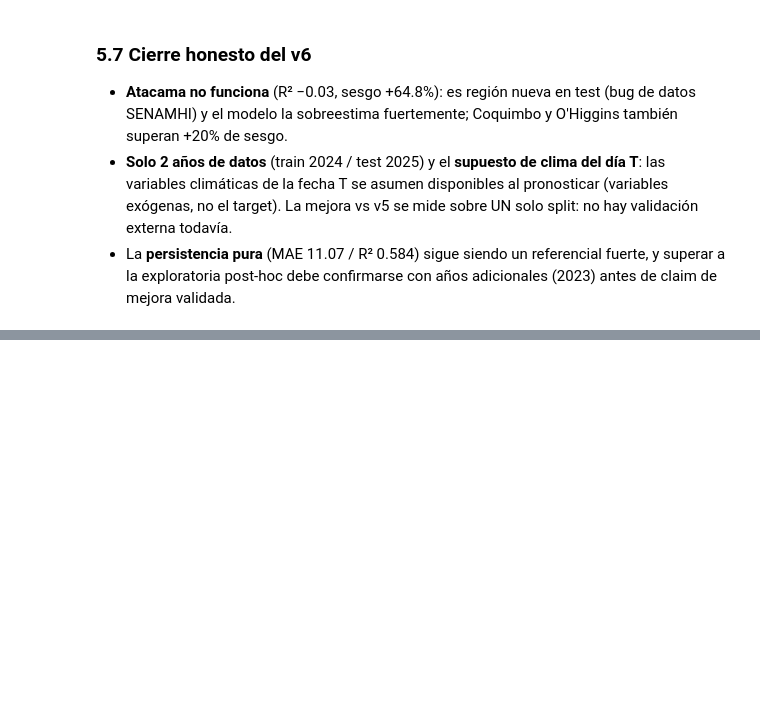
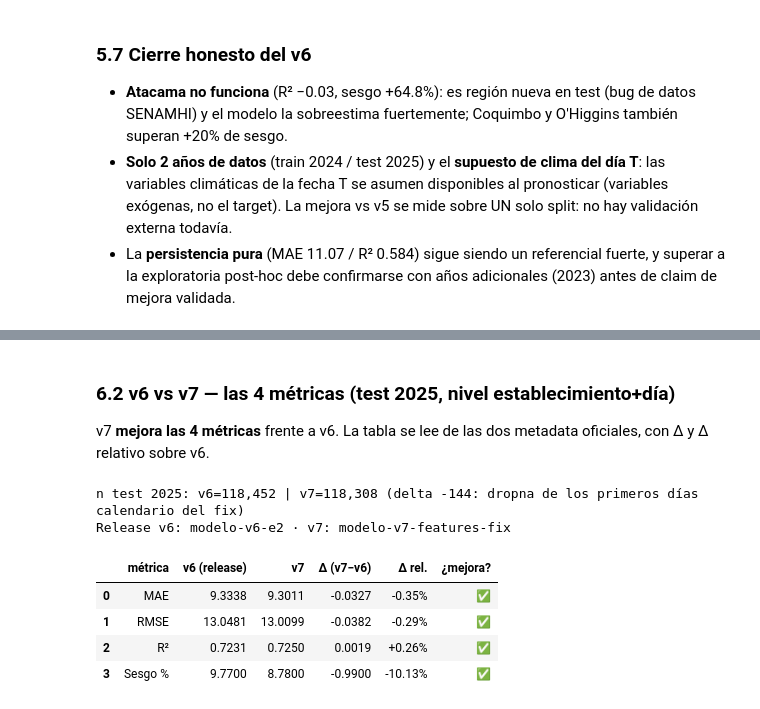
Before and after one commit to bupsidu/Healthcare_Analytics_Project, a Jupyter notebook: Modelo/notebooks/03_demo_prediccion_96h.ipynb, the cells around one changed output, grey strips where cells are left out. Saved outputs shown, nothing was run; the diff lists cells and outputs as text; code cells hidden in the pictures; blank space fills up the shorter version.

```diff
--- a/Modelo/notebooks/03_demo_prediccion_96h.ipynb
+++ b/Modelo/notebooks/03_demo_prediccion_96h.ipynb
@@ -932,0 +964,48 @@ Las 27 features completas que consumió el modelo:
+# %% [markdown]
+### 6.2 v6 vs v7 — las 4 métricas (test 2025, nivel establecimiento+día)
+
+v7 **mejora las 4 métricas** frente a v6. La tabla se lee de las dos
+metadata oficiales, con Δ y Δ relativo sobre v6.
+# %%
+# 6.2 — Tabla v6 vs v7 leída de las metadata oficiales (celda autocontenida)
+from pathlib import Path
+import json
+import pandas as pd
+
+TESIS = Path("/Users/naferyh/Desktop/Proyectos/Proyecto de título")
+meta_v6 = json.loads(
+    (TESIS / "models" / "model_metadata_v6e2.json").read_text(encoding="utf-8")
+)
+meta_v7 = json.loads(
+    (TESIS / "models" / "model_metadata_v7.json").read_text(encoding="utf-8")
+)
+
+m6, m7 = meta_v6["metricas_establecimiento"], meta_v7["metricas_establecimiento"]
+filas = []
+for etiqueta, key, mejor in [
+    ("MAE", "MAE", "menor"), ("RMSE", "RMSE", "menor"),
+    ("R²", "R2", "mayor"), ("Sesgo %", "sesgo_pct", "menor"),
+]:
+    v6, v7 = m6[key], m7[key]
+    delta = v7 - v6
+    delta_rel = f"{100 * delta / v6:+.2f}%" if v6 else "—"
+    ganancia = (delta < 0) if mejor == "menor" else (delta > 0)
+    filas.append({
+        "métrica": etiqueta, "v6 (release)": v6, "v7": v7,
+        "Δ (v7−v6)": round(delta, 4), "Δ rel.": delta_rel,
+        "¿mejora?": "✅" if ganancia else "❌",
+    })
+tabla_v6_v7 = pd.DataFrame(filas)
+
+print(f"n test 2025: v6={m6['n']:,} | v7={m7['n']:,} "
+      f"(delta {m7['n'] - m6['n']:+,}: dropna de los primeros días calendario del fix)")
+print(f"Release v6: {meta_v6['release']} · v7: {meta_v7['release']}")
+tabla_v6_v7
+# %% [output]
+n test 2025: v6=118,452 | v7=118,308 (delta -144: dropna de los primeros días calendario del fix)
+Release v6: modelo-v6-e2 · v7: modelo-v7-features-fix
+|  | métrica | v6 (release) | v7 | Δ (v7−v6) | Δ rel. | ¿mejora? |
+| 0 | MAE | 9.3338 | 9.3011 | -0.0327 | -0.35% | ✅ |
+| 1 | RMSE | 13.0481 | 13.0099 | -0.0382 | -0.29% | ✅ |
+| 2 | R² | 0.7231 | 0.7250 | 0.0019 | +0.26% | ✅ |
+| 3 | Sesgo % | 9.7700 | 8.7800 | -0.9900 | -10.13% | ✅ |
```
Also changed, not shown: parts of 5 cells of this notebook, 49 other files.
